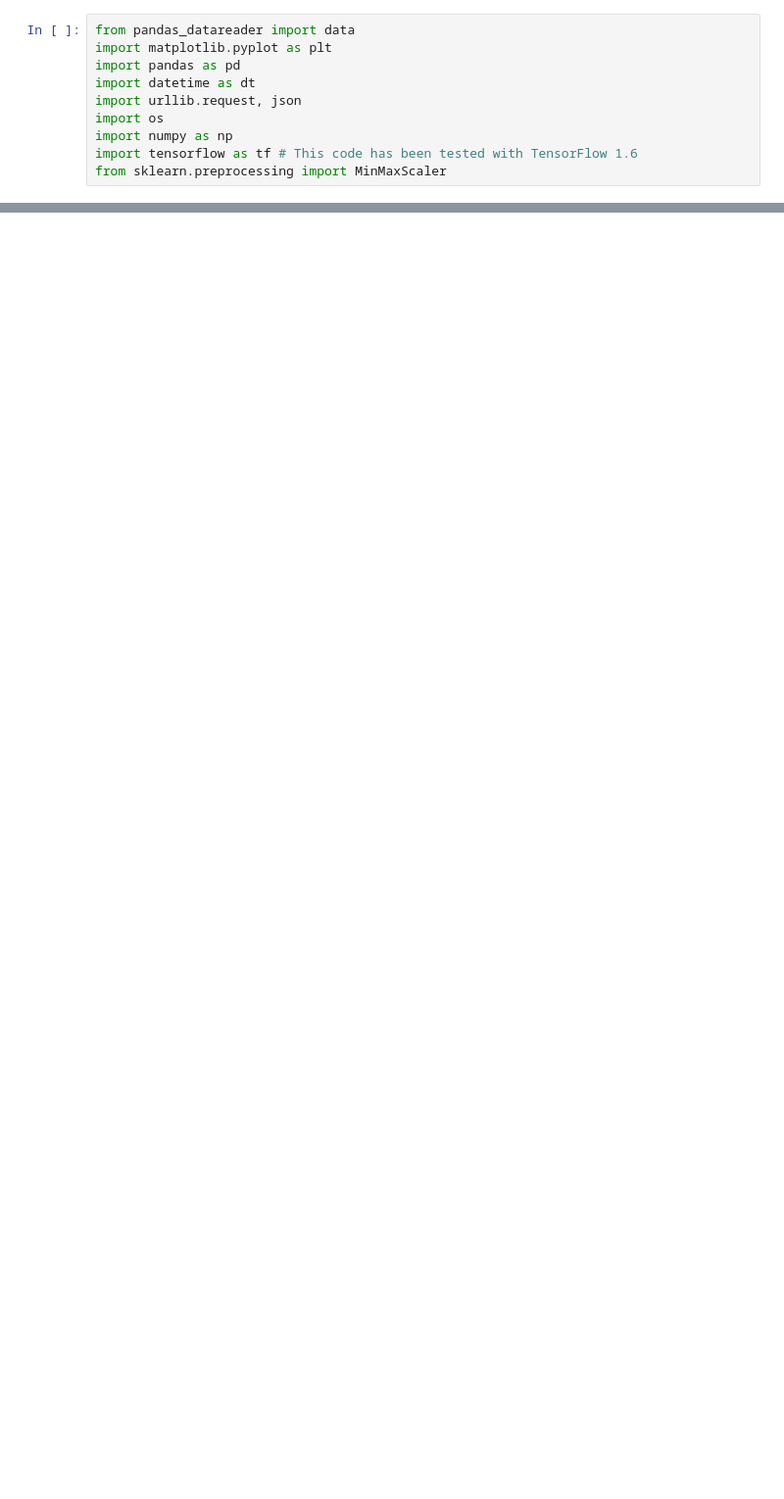
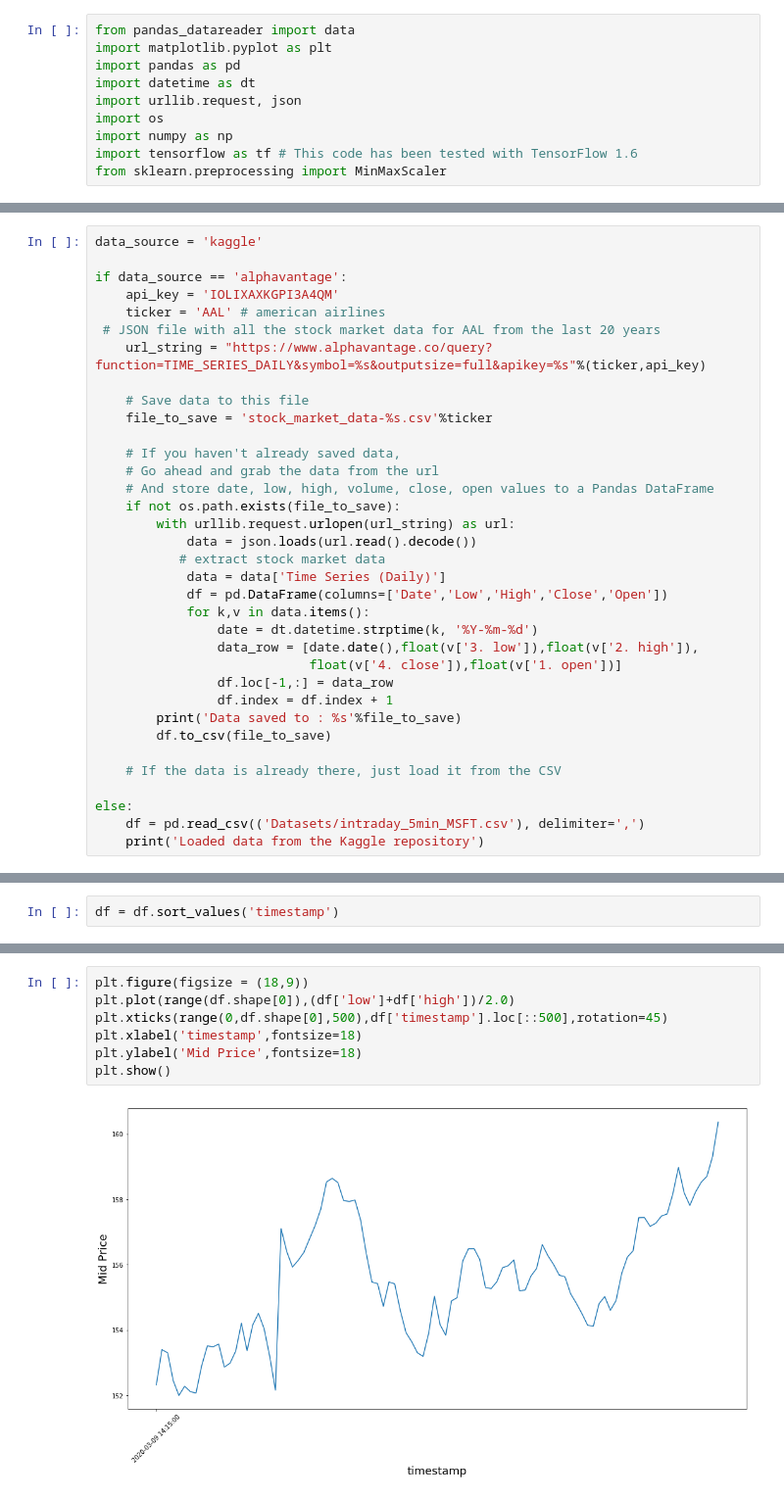
Before and after one commit to Andre-Williams22/DS-2.1-Machine-Learning, a Jupyter notebook: Notebooks/Stock-LSTM.ipynb, the cells around one changed output, grey strips where cells are left out. Shown: that part at 98% size. Saved outputs shown, nothing was run; the diff lists cells and outputs as text; blank space fills up the shorter version.

```diff
--- a/Notebooks/Stock-LSTM.ipynb
+++ b/Notebooks/Stock-LSTM.ipynb
@@ -22,0 +11,35 @@ Loaded data from the Kaggle repository
+# %%
+data_source = 'kaggle'
+
+if data_source == 'alphavantage':
+    api_key = 'IOLIXAXKGPI3A4QM'
+    ticker = 'AAL' # american airlines
+ # JSON file with all the stock market data for AAL from the last 20 years
+    url_string = "https://www.alphavantage.co/query?function=TIME_SERIES_DAILY&symbol=%s&outputsize=full&apikey=%s"%(ticker,api_key)
+
+    # Save data to this file
+    file_to_save = 'stock_market_data-%s.csv'%ticker
+
+    # If you haven't already saved data,
+    # Go ahead and grab the data from the url
+    # And store date, low, high, volume, close, open values to a Pandas DataFrame
+    if not os.path.exists(file_to_save):
+        with urllib.request.urlopen(url_string) as url:
+            data = json.loads(url.read().decode())
+           # extract stock market data
+            data = data['Time Series (Daily)']
+            df = pd.DataFrame(columns=['Date','Low','High','Close','Open'])
+            for k,v in data.items():
+                date = dt.datetime.strptime(k, '%Y-%m-%d')
+                data_row = [date.date(),float(v['3. low']),float(v['2. high']),
+                            float(v['4. close']),float(v['1. open'])]
+                df.loc[-1,:] = data_row
+                df.index = df.index + 1
+        print('Data saved to : %s'%file_to_save)
+        df.to_csv(file_to_save)
+
+    # If the data is already there, just load it from the CSV
+
+else:
+    df = pd.read_csv(('Datasets/intraday_5min_MSFT.csv'), delimiter=',')
+    print('Loaded data from the Kaggle repository')
@@ -22,0 +59,2 @@ Loaded data from the Kaggle repository
+# %%
+df = df.sort_values('timestamp')
@@ -22,0 +72,9 @@ Loaded data from the Kaggle repository
+# %%
+plt.figure(figsize = (18,9))
+plt.plot(range(df.shape[0]),(df['low']+df['high'])/2.0)
+plt.xticks(range(0,df.shape[0],500),df['timestamp'].loc[::500],rotation=45)
+plt.xlabel('timestamp',fontsize=18)
+plt.ylabel('Mid Price',fontsize=18)
+plt.show()
+# %% [output]
+[figure, added]
```
Also changed, not shown: parts of 22 cells of this notebook.
